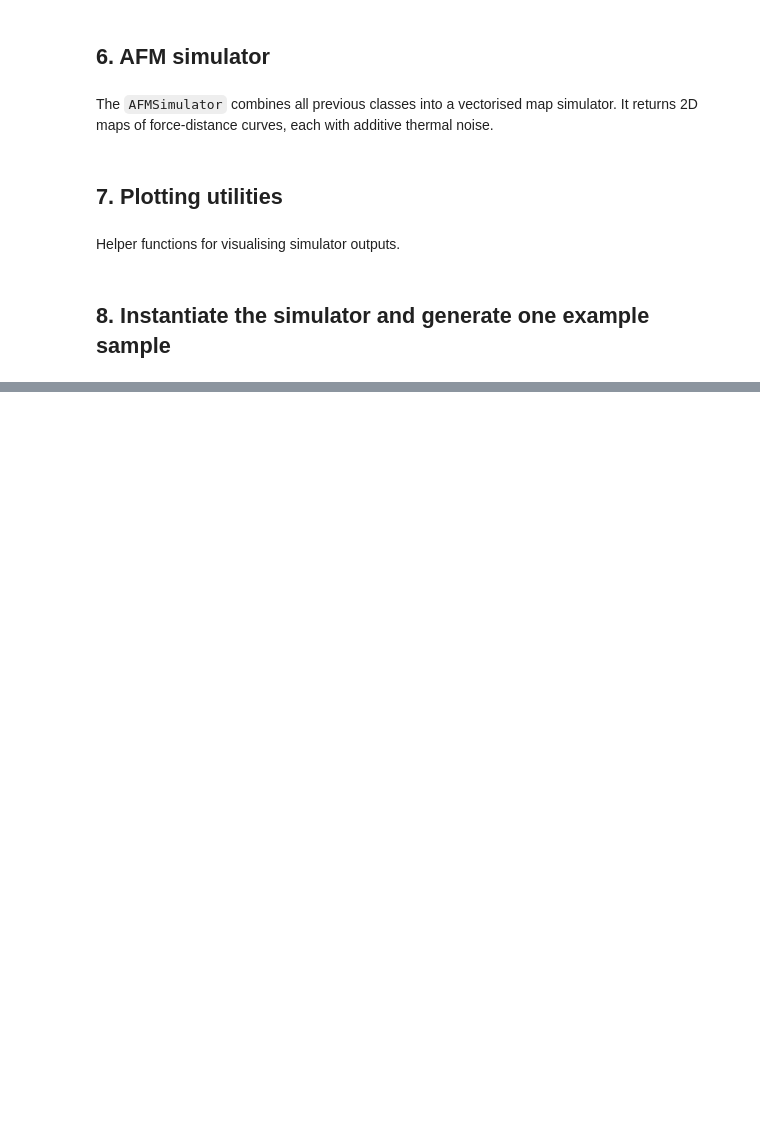
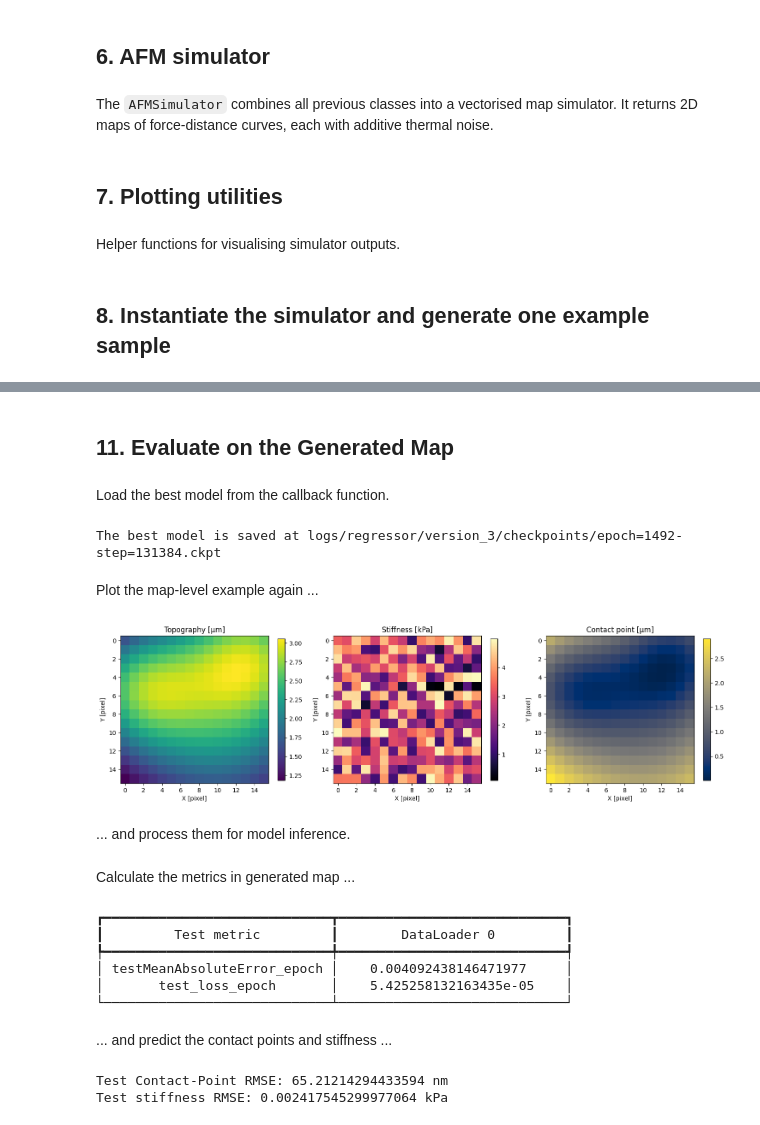
Before and after one commit to DeepTrackAI/ASAP, a Jupyter notebook: tutorial/EST/Part_3_AFM_simulation_draft.ipynb, the cells around one changed output, grey strips where cells are left out. Cells and saved outputs as stored; diff of their text form; code cells hidden in the pictures; blank space fills up the shorter version.

```diff
--- a/tutorial/EST/Part_3_AFM_simulation_draft.ipynb
+++ b/tutorial/EST/Part_3_AFM_simulation_draft.ipynb
@@ -1770,0 +1420,20 @@ Saved model to: models/afm_curve_cnn.pt
+# %% [markdown]
+## 11. Evaluate on the Generated Map
+# %% [markdown]
+Load the best model from the callback function.
+# %%
+print(f"The best model is saved at {checkpoint_callback.best_model_path}")
+
+best_regressor = dl.Regressor.load_from_checkpoint(
+    checkpoint_callback.best_model_path
+)
+# %% [output]
+The best model is saved at logs/regressor/version_3/checkpoints/epoch=1492-step=131384.ckpt
+# %% [markdown]
+Plot the map-level example again ...
+# %%
+plot_maps(example_topography_m, example_stiffness_pa, example_contact_point_m)
+# %% [output]
+[figure, added]
+# %% [markdown]
+... and process them for model inference.
@@ -1770,0 +1476,41 @@ Saved model to: models/afm_curve_cnn.pt
+# %% [markdown]
+Calculate the metrics in generated map ...
+# %%
+_ = trainer.test(best_regressor, test_loader)
+# %% [output]
+┏━━━━━━━━━━━━━━━━━━━━━━━━━━━━━┳━━━━━━━━━━━━━━━━━━━━━━━━━━━━━┓
+┃         Test metric         ┃        DataLoader 0         ┃
+┡━━━━━━━━━━━━━━━━━━━━━━━━━━━━━╇━━━━━━━━━━━━━━━━━━━━━━━━━━━━━┩
+│ testMeanAbsoluteError_epoch │    0.004092438146471977     │
+│       test_loss_epoch       │    5.425258132163435e-05    │
+└─────────────────────────────┴─────────────────────────────┘
+# %% [markdown]
+... and predict the contact points and stiffness ...
+# %%
+from sklearn.metrics import mean_squared_error
+
+best_regressor.eval()
+
+with torch.no_grad():
+    for batch in test_loader:
+        x, y = batch
+        y_hat = best_regressor(x)
+
+y = y.numpy()
+y_hat = y_hat.numpy()
+
+y_original = y_scaler.inverse_transform(y)
+y_hat_original = y_scaler.inverse_transform(y_hat)
+
+
+y_original[:,0] *= 1e9
+y_hat_original[:,0] *= 1e9
+
+y_original[:,1] /= 1e3
+y_hat_original[:,1] /= 1e3
+
+print(f"Test Contact-Point RMSE: {mean_squared_error(y_original[:,0],y_hat_original[:,0])} nm")
+print(f"Test stiffness RMSE: {mean_squared_error(y_original[:,1], y_hat_original[:,1])} kPa")
+# %% [output]
+Test Contact-Point RMSE: 65.21214294433594 nm
+Test stiffness RMSE: 0.002417545299977064 kPa
```
Also changed, not shown: parts of 73 cells of this notebook.
